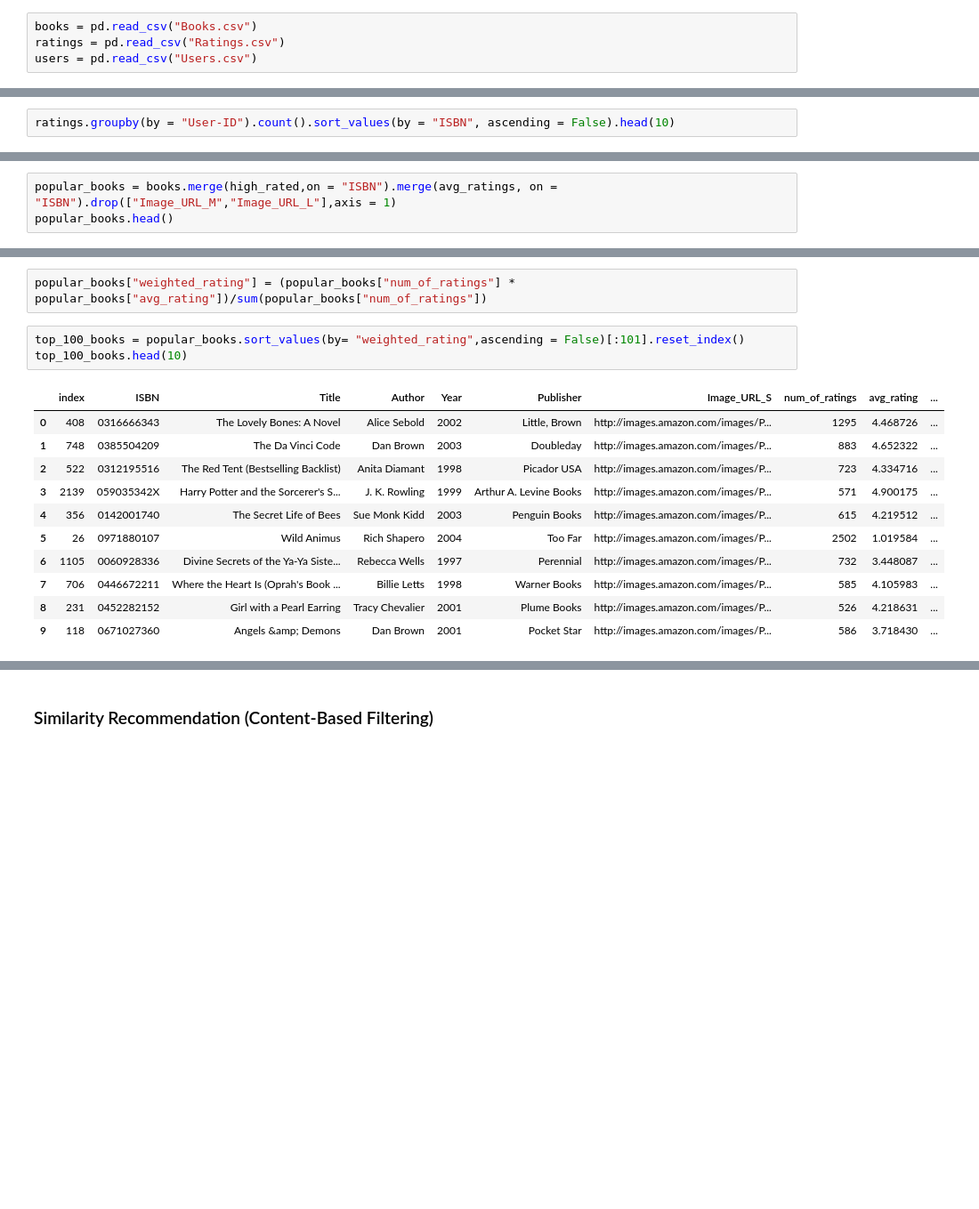
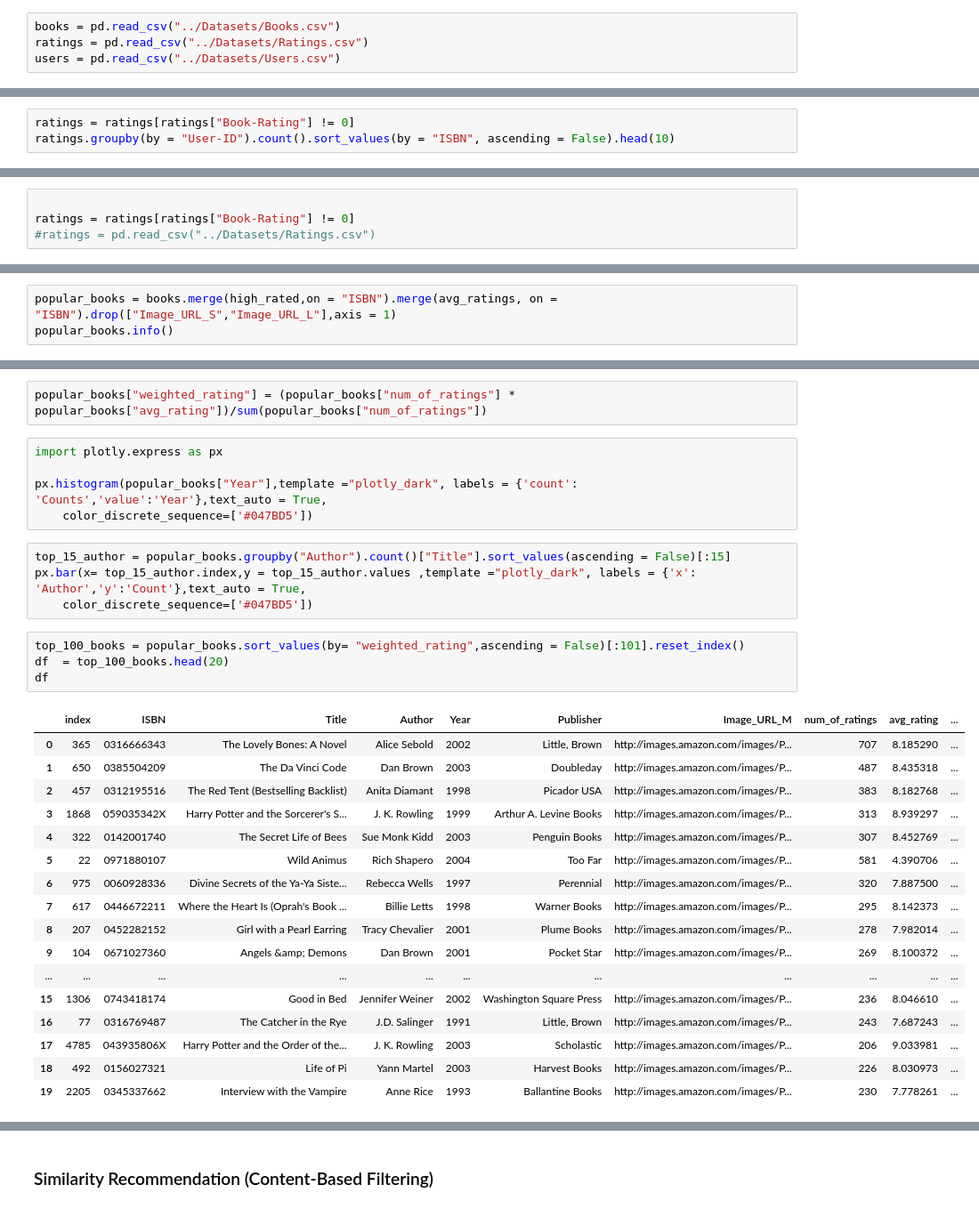
Before and after one commit to Yashas-153/Personalized_Book_Recommendation_System, a Jupyter notebook: Notebooks/bookrecom-ipynb.ipynb, the cells around one changed output, grey strips where cells are left out. Shown at 89% size. Cells and saved outputs as stored; diff of their text form; blank space fills up the shorter version.

```diff
--- a/Notebooks/bookrecom-ipynb.ipynb
+++ b/Notebooks/bookrecom-ipynb.ipynb
@@ -4,9 +4,9 @@ import numpy as np
 import warnings
 warnings.filterwarnings("ignore")
 # %%
-books = pd.read_csv("Books.csv")
-ratings = pd.read_csv("Ratings.csv")
-users = pd.read_csv("Users.csv")
+books = pd.read_csv("../Datasets/Books.csv")
+ratings = pd.read_csv("../Datasets/Ratings.csv")
+users = pd.read_csv("../Datasets/Users.csv")
 # %%
 books = books.set_axis(["ISBN","Title","Author","Year","Publisher","Image_URL_S","Image_URL_M","Image_URL_L"], axis = "columns")
 books.head()
@@ -123,4 +116,5 @@ Name: count, dtype: int64
 # %%
+ratings = ratings[ratings["Book-Rating"] != 0]
 ratings.groupby(by = "User-ID").count().sort_values(by = "ISBN", ascending = False).head(10)
 # %% [output]
 |  | ISBN | Book-Rating |
@@ -188,6 +182,10 @@ books.head()
 | 2 | 0060973129 | Decision in Normandy | Carlo D'Este | 1991 | HarperPerennial | http://images.amazon.com/images/P... | http://images.amazon.com/images/P... | http://images.amazon.com/images/P... |
 | 3 | 0374157065 | Flu: The Story of the Great Influ... | Gina Bari Kolata | 1999 | Farrar Straus Giroux | http://images.amazon.com/images/P... | http://images.amazon.com/images/P... | http://images.amazon.com/images/P... |
 | 4 | 0393045218 | The Mummies of Urumchi | E. J. W. Barber | 1999 | W. W. Norton &amp; Company | http://images.amazon.com/images/P... | http://images.amazon.com/images/P... | http://images.amazon.com/images/P... |
+# %%
+
+ratings = ratings[ratings["Book-Rating"] != 0]
+#ratings = pd.read_csv("../Datasets/Ratings.csv")
 # %% [markdown]
 ### Top Recommendations
 # %%
@@ -197,6 +195,6 @@ ratings["Book-Rating"] = pd.to_numeric(ratings["Book-Rating"],errors = "coerce")
 avg_ratings = ratings.groupby("ISBN").mean().sort_values("Book-Rating",ascending = True).reset_index().drop(["User-ID"],axis = 1)
 avg_ratings.rename(columns = {'Book-Rating': 'avg_rating'},inplace = True)
 # %%
-popular_books = books.merge(high_rated,on = "ISBN").merge(avg_ratings, on = "ISBN").drop(["Image_URL_M","Image_URL_L"],axis = 1)
-popular_books.head()
+popular_books = books.merge(high_rated,on = "ISBN").merge(avg_ratings, on = "ISBN").drop(["Image_URL_S","Image_URL_L"],axis = 1)
+popular_books.info()
 # %% [output]
@@ -209,17 +245,33 @@ popular_books.head()
 # %%
 popular_books["weighted_rating"] = (popular_books["num_of_ratings"] * popular_books["avg_rating"])/sum(popular_books["num_of_ratings"])
+# %%
+import plotly.express as px
+
+px.histogram(popular_books["Year"],template ="plotly_dark", labels = {'count': 'Counts','value':'Year'},text_auto = True,
+    color_discrete_sequence=['#047BD5'])
+# %%
+top_15_author = popular_books.groupby("Author").count()["Title"].sort_values(ascending = False)[:15]
+px.bar(x= top_15_author.index,y = top_15_author.values ,template ="plotly_dark", labels = {'x': 'Author','y':'Count'},text_auto = True,
+    color_discrete_sequence=['#047BD5'])
 # %%
 top_100_books = popular_books.sort_values(by= "weighted_rating",ascending = False)[:101].reset_index()
-top_100_books.head(10)
+df  = top_100_books.head(20)
+df
 # %% [output]
-|  | index | ISBN | Title | Author | Year | Publisher | Image_URL_S | num_of_ratings | avg_rating | ... |
-| 0 | 408 | 0316666343 | The Lovely Bones: A Novel | Alice Sebold | 2002 | Little, Brown | http://images.amazon.com/images/P... | 1295 | 4.468726 | ... |
-| 1 | 748 | 0385504209 | The Da Vinci Code | Dan Brown | 2003 | Doubleday | http://images.amazon.com/images/P... | 883 | 4.652322 | ... |
-| 2 | 522 | 0312195516 | The Red Tent (Bestselling Backlist) | Anita Diamant | 1998 | Picador USA | http://images.amazon.com/images/P... | 723 | 4.334716 | ... |
-| 3 | 2139 | 059035342X | Harry Potter and the Sorcerer's S... | J. K. Rowling | 1999 | Arthur A. Levine Books | http://images.amazon.com/images/P... | 571 | 4.900175 | ... |
-| 4 | 356 | 0142001740 | The Secret Life of Bees | Sue Monk Kidd | 2003 | Penguin Books | http://images.amazon.com/images/P... | 615 | 4.219512 | ... |
-| 5 | 26 | 0971880107 | Wild Animus | Rich Shapero | 2004 | Too Far | http://images.amazon.com/images/P... | 2502 | 1.019584 | ... |
-| 6 | 1105 | 0060928336 | Divine Secrets of the Ya-Ya Siste... | Rebecca Wells | 1997 | Perennial | http://images.amazon.com/images/P... | 732 | 3.448087 | ... |
-| 7 | 706 | 0446672211 | Where the Heart Is (Oprah's Book ... | Billie Letts | 1998 | Warner Books | http://images.amazon.com/images/P... | 585 | 4.105983 | ... |
-| 8 | 231 | 0452282152 | Girl with a Pearl Earring | Tracy Chevalier | 2001 | Plume Books | http://images.amazon.com/images/P... | 526 | 4.218631 | ... |
-| 9 | 118 | 0671027360 | Angels &amp; Demons | Dan Brown | 2001 | Pocket Star | http://images.amazon.com/images/P... | 586 | 3.718430 | ... |
+|  | index | ISBN | Title | Author | Year | Publisher | Image_URL_M | num_of_ratings | avg_rating | ... |
+| 0 | 365 | 0316666343 | The Lovely Bones: A Novel | Alice Sebold | 2002 | Little, Brown | http://images.amazon.com/images/P... | 707 | 8.185290 | ... |
+| 1 | 650 | 0385504209 | The Da Vinci Code | Dan Brown | 2003 | Doubleday | http://images.amazon.com/images/P... | 487 | 8.435318 | ... |
+| 2 | 457 | 0312195516 | The Red Tent (Bestselling Backlist) | Anita Diamant | 1998 | Picador USA | http://images.amazon.com/images/P... | 383 | 8.182768 | ... |
+| 3 | 1868 | 059035342X | Harry Potter and the Sorcerer's S... | J. K. Rowling | 1999 | Arthur A. Levine Books | http://images.amazon.com/images/P... | 313 | 8.939297 | ... |
+| 4 | 322 | 0142001740 | The Secret Life of Bees | Sue Monk Kidd | 2003 | Penguin Books | http://images.amazon.com/images/P... | 307 | 8.452769 | ... |
+| 5 | 22 | 0971880107 | Wild Animus | Rich Shapero | 2004 | Too Far | http://images.amazon.com/images/P... | 581 | 4.390706 | ... |
+| 6 | 975 | 0060928336 | Divine Secrets of the Ya-Ya Siste... | Rebecca Wells | 1997 | Perennial | http://images.amazon.com/images/P... | 320 | 7.887500 | ... |
+| 7 | 617 | 0446672211 | Where the Heart Is (Oprah's Book ... | Billie Letts | 1998 | Warner Books | http://images.amazon.com/images/P... | 295 | 8.142373 | ... |
+| 8 | 207 | 0452282152 | Girl with a Pearl Earring | Tracy Chevalier | 2001 | Plume Books | http://images.amazon.com/images/P... | 278 | 7.982014 | ... |
+| 9 | 104 | 0671027360 | Angels &amp; Demons | Dan Brown | 2001 | Pocket Star | http://images.amazon.com/images/P... | 269 | 8.100372 | ... |
+| ... | ... | ... | ... | ... | ... | ... | ... | ... | ... | ... |
+| 15 | 1306 | 0743418174 | Good in Bed | Jennifer Weiner | 2002 | Washington Square Press | http://images.amazon.com/images/P... | 236 | 8.046610 | ... |
+| 16 | 77 | 0316769487 | The Catcher in the Rye | J.D. Salinger | 1991 | Little, Brown | http://images.amazon.com/images/P... | 243 | 7.687243 | ... |
+| 17 | 4785 | 043935806X | Harry Potter and the Order of the... | J. K. Rowling | 2003 | Scholastic | http://images.amazon.com/images/P... | 206 | 9.033981 | ... |
+| 18 | 492 | 0156027321 | Life of Pi | Yann Martel | 2003 | Harvest Books | http://images.amazon.com/images/P... | 226 | 8.030973 | ... |
+| 19 | 2205 | 0345337662 | Interview with the Vampire | Anne Rice | 1993 | Ballantine Books | http://images.amazon.com/images/P... | 230 | 7.778261 | ... |
```
Also changed, not shown: parts of 62 cells of this notebook, 5 other files.
